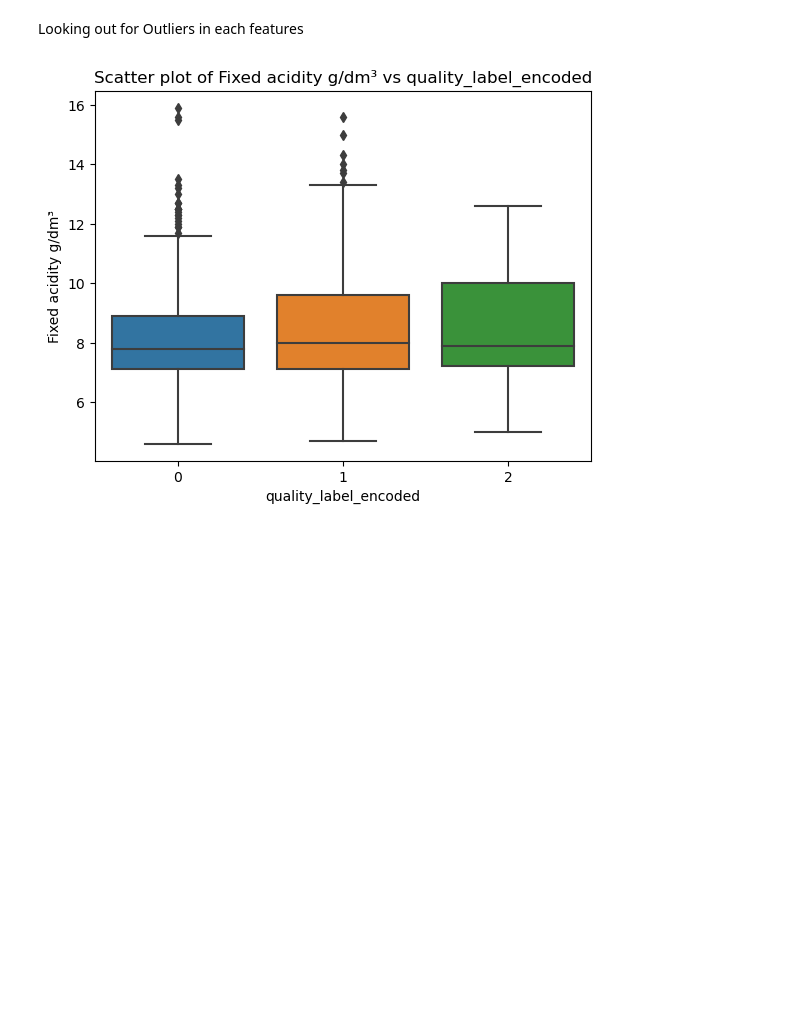
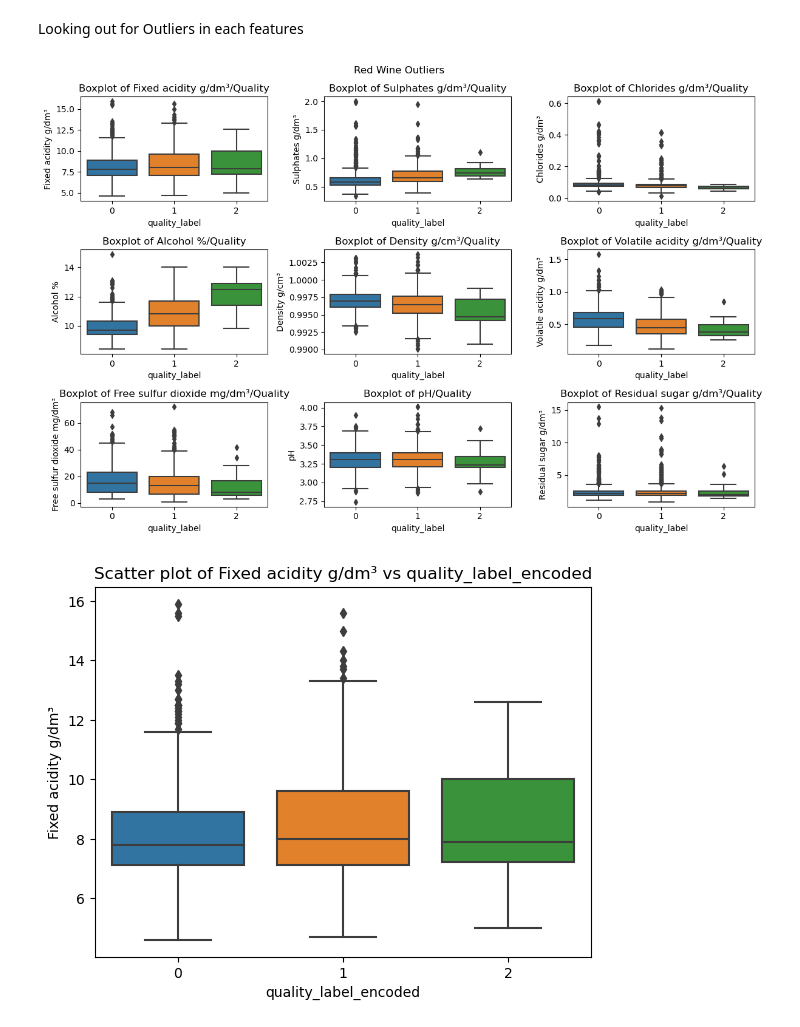
Before and after one commit to Godwin-Oti/Wine-Quality-Machine-Learning, a Jupyter notebook: Red_wine_ML.ipynb, the cells around one changed output. Drawn from its saved outputs; the diff is of its cells as text; code cells hidden in the pictures; blank space fills up the shorter version.

```diff
--- a/Red_wine_ML.ipynb
+++ b/Red_wine_ML.ipynb
@@ -744,6 +761,22 @@ red_wine_copied_3.head()
 | 4 | 7.4 | 0.66 | 0.00 | 1.8 | 0.075 | ... |
 # %% [markdown]
 Looking out for Outliers in each features
+# %%
+# print a figure of boxplot some features against quality
+feature_names=["Fixed acidity g/dm³","Sulphates g/dm³","Chlorides g/dm³", "Alcohol %", "Density g/cm³",	"Volatile acidity g/dm³","Free sulfur dioxide mg/dm³",	"pH","Residual sugar g/dm³"]
+plt.figure(figsize=(12, 8))
+for i, feature in enumerate(feature_names):
+    plt.subplot(3, 3, i+1)
+    sns.boxplot(x='quality_label_encoded', y=feature, data=red_wine_copied_3)
+    plt.title(f'Boxplot of {feature}/Quality')
+    plt.xlabel('quality_label')
+    plt.ylabel(feature)
+    plt.suptitle("Red Wine Outliers")
+
+plt.tight_layout()
+plt.show()
+# %% [output]
+[figure, added]
 # %%
 import pandas as pd
 import seaborn as sns
```
Also changed, not shown: parts of 9 cells of this notebook, 2 other files.
